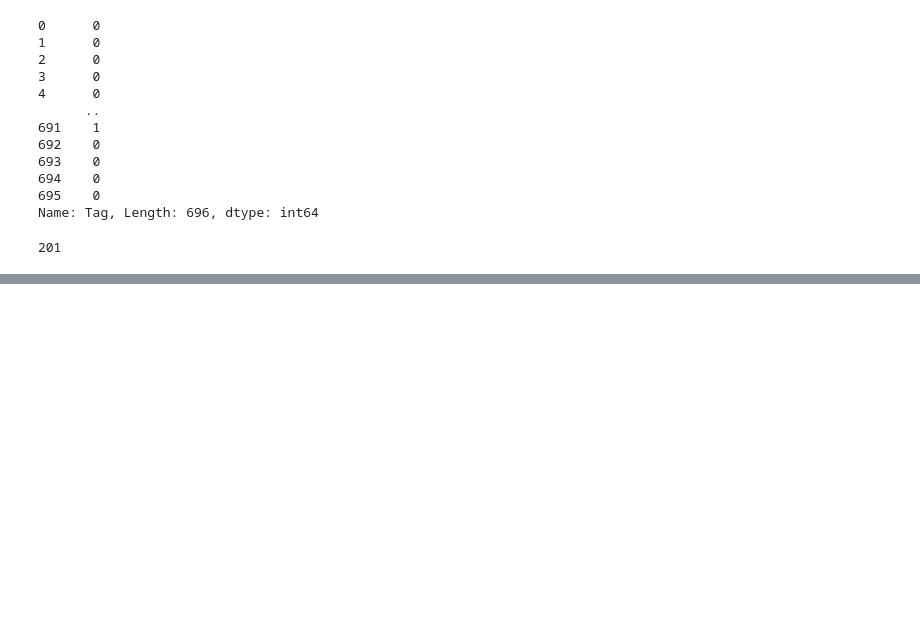
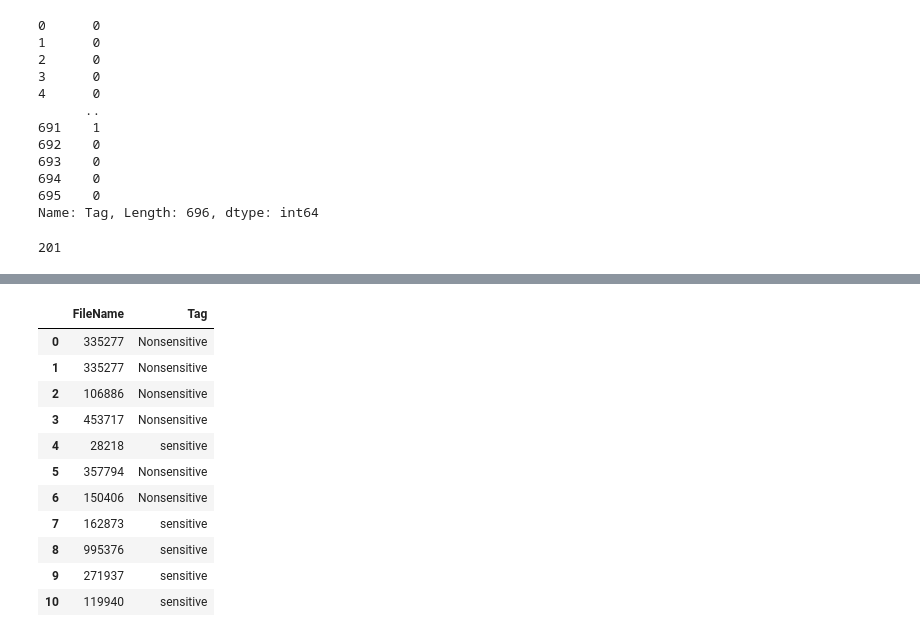
Before and after one commit to MOHITHSHIVU03/finalyearprojectwork, a Jupyter notebook: Finalyearproject.ipynb, the cells around one changed output, grey strips where cells are left out. Saved outputs shown, nothing was run; the diff lists cells and outputs as text; code cells hidden in the pictures; blank space fills up the shorter version.

```diff
--- a/Finalyearproject.ipynb
+++ b/Finalyearproject.ipynb
@@ -632,0 +588,11 @@ root.mainloop()
+# %%
+import shutil
+labeld_list = []
+for i in range(len(df1)):
+    tex_res=""
+    res = exrtract_patient_diognosis(df1.loc[i,'file_name'])
+    del(tex_res)
+    if len(res)!=0:
+        labeld_list.append(df1.loc[i,'file'])
+
+labeld_list
@@ -632,0 +617,4 @@ root.mainloop()
+# %%
+import shutil
+for i in labeld_list:
+    shutil.copy("finaldocuments/"+i,'lableddocuments')
@@ -632,0 +633,4 @@ root.mainloop()
+# %%
+for i in range(len(df1)):
+    if df1.loc[i,'file'] in labeld_list and df1.loc[i,'file'] in df3['FileName '] :
+        print(df1.loc[i,'file'])
@@ -632,0 +679,34 @@ root.mainloop()
+# %%
+from sklearn.model_selection import train_test_split
+train , test = train_test_split(df, test_size = 0.3)
+df.isnull().sum()
+#missing values in Item_weight and Outlet_size needs to be imputed
+mean=0#imputing item_weight with mean
+
+for i in range(1,21):
+    res = 'Feature'+str(i)
+    df[res].fillna(mean, inplace =True)
+
+for i in range(1,21):
+    res = 'Feature'+str(i)
+    mode = df[res].mode()
+    df[res].fillna(mode[0], inplace =True)
+
+for i in range(1,21):
+    res = 'Feature'+str(i)
+    df.drop(res, axis=1, inplace=True)
+    #df = pd.get_dummies(df)
+df
+# %% [output]
+|  | FileName | Tag |
+| 0 | 335277 | Nonsensitive |
+| 1 | 335277 | Nonsensitive |
+| 2 | 106886 | Nonsensitive |
+| 3 | 453717 | Nonsensitive |
+| 4 | 28218 | sensitive |
+| 5 | 357794 | Nonsensitive |
+| 6 | 150406 | Nonsensitive |
+| 7 | 162873 | sensitive |
+| 8 | 995376 | sensitive |
+| 9 | 271937 | sensitive |
+| 10 | 119940 | sensitive |
```
Also changed, not shown: parts of 30 cells of this notebook.
